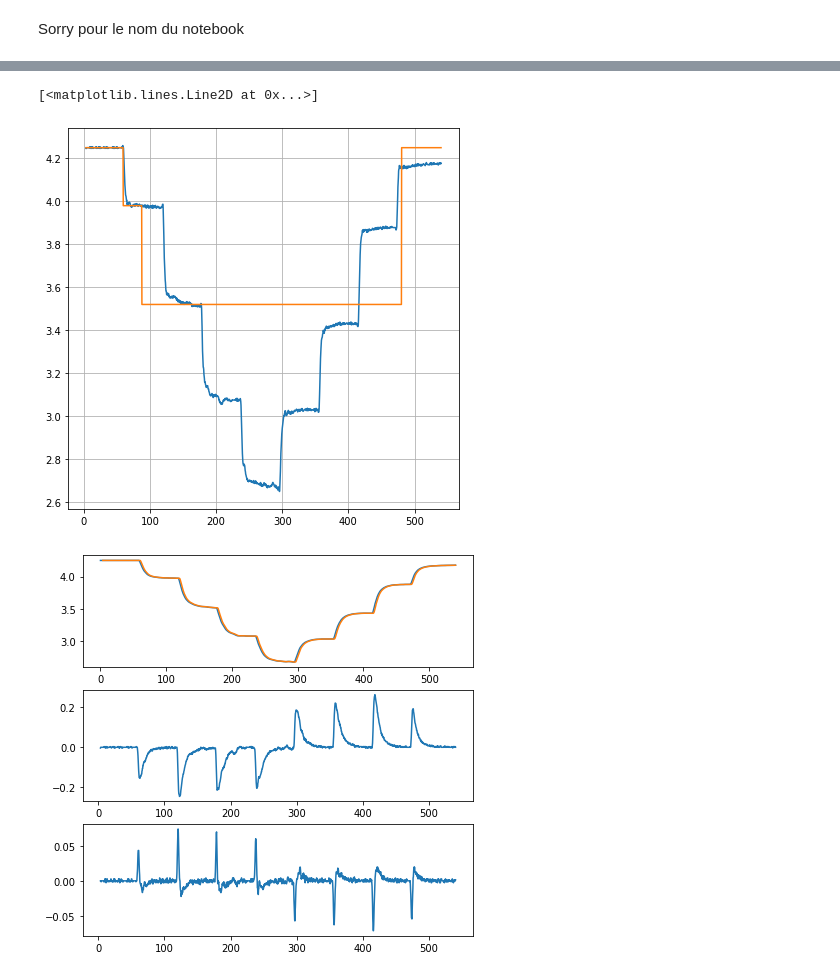
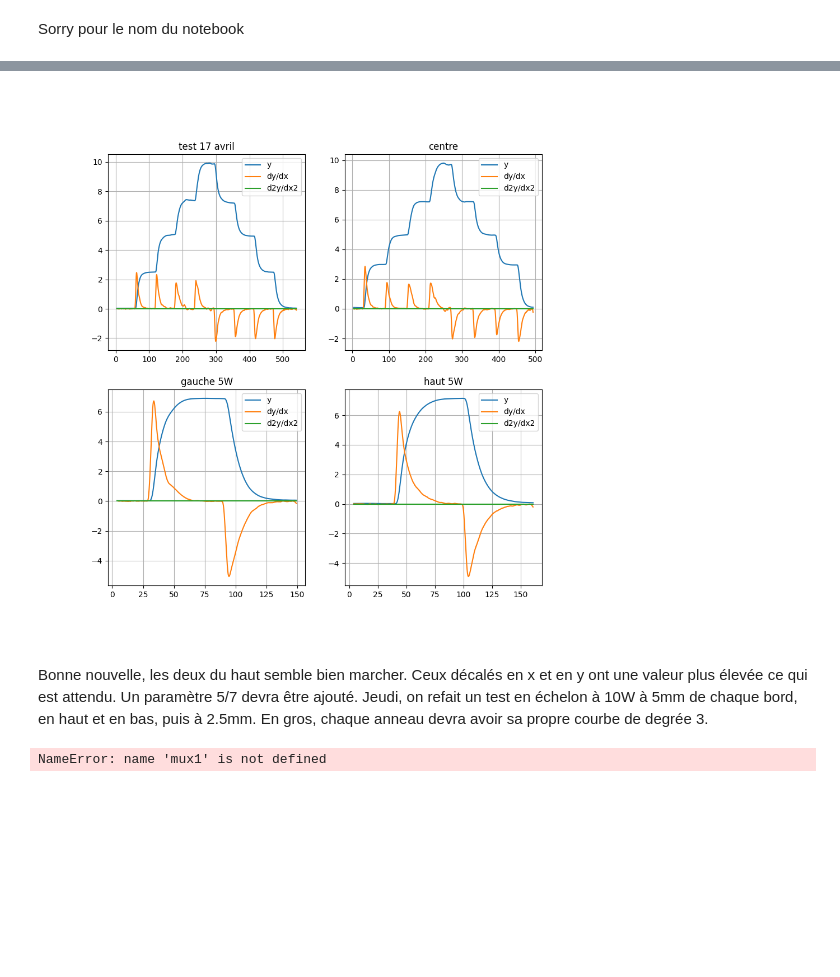
Before and after one commit to sapar82/Design-3-Team-2, a Jupyter notebook: Programmation/Debuggage/Script Python/notebook.ipynb, the cells around one changed output, grey strips where cells are left out. Cells and saved outputs as stored; diff of their text form; code cells hidden in the pictures; blank space fills up the shorter version.

```diff
--- a/Programmation/Debuggage/Script Python/notebook.ipynb
+++ b/Programmation/Debuggage/Script Python/notebook.ipynb
@@ -33,48 +134,65 @@ plt.show()
+# %%
+power_predicted_sepate = predictive_algo(power_convolved, c,d, delta=[5,5,5], separation=True)
+power_centre_predicted_sepate = predictive_algo(power_centre_convolved, c,d, delta=[5,5,5], separation=True)
+power_left5w_predicted_sepate = predictive_algo(power_left5w_convolved, c,d, delta=[5,5,5], separation=True)
+power_up5w_predicted_sepate = predictive_algo(power_up5w_convolved, c,d, delta=[5,5,5], separation=True)
+
+fig, ax = plt.subplots(2, 2, figsize=(10, 10))
+ax[0, 0].plot(data_temp["time"][10:], power_predicted_sepate[0], label="y")
+ax[0, 0].plot(data_temp["time"][10:], power_predicted_sepate[1], label="dy/dx")
+ax[0, 0].plot(data_temp["time"][10:], power_predicted_sepate[2], label="d2y/dx2")
+ax[0, 0].legend()
+ax[0, 0].set_title("test 17 avril")
+ax[0, 0].grid()
+ax[0, 1].plot(data_centre_temp["time"][10:], power_centre_predicted_sepate[0], label="y")
+ax[0, 1].plot(data_centre_temp["time"][10:], power_centre_predicted_sepate[1], label="dy/dx")
+ax[0, 1].plot(data_centre_temp["time"][10:], power_centre_predicted_sepate[2], label="d2y/dx2")
+ax[0, 1].legend()
+ax[0, 1].set_title("centre")
+ax[0, 1].grid()
+ax[1, 0].plot(data_left5w_temp["time"][10:], power_left5w_predicted_sepate[0], label="y")
+ax[1, 0].plot(data_left5w_temp["time"][10:], power_left5w_predicted_sepate[1], label="dy/dx")
+ax[1, 0].plot(data_left5w_temp["time"][10:], power_left5w_predicted_sepate[2], label="d2y/dx2")
+ax[1, 0].legend()
+ax[1, 0].set_title("gauche 5W")
+ax[1, 0].grid()
+ax[1, 1].plot(data_up5w_temp["time"][10:], power_up5w_predicted_sepate[0], label="y")
+ax[1, 1].plot(data_up5w_temp["time"][10:], power_up5w_predicted_sepate[1], label="dy/dx")
+ax[1, 1].plot(data_up5w_temp["time"][10:], power_up5w_predicted_sepate[2], label="d2y/dx2")
+ax[1, 1].legend()
+ax[1, 1].set_title("haut 5W")
+ax[1, 1].grid()
+# %% [output]
+[figure, added]
+# %% [markdown]
+Bonne nouvelle, les deux du haut semble bien marcher. Ceux décalés en x et en y ont une valeur plus élevée ce qui est attendu. Un paramètre 5/7 devra être ajouté. Jeudi, on refait un test en échelon à 10W à 5mm de chaque bord, en haut et en bas, puis à 2.5mm. En gros, chaque anneau devra avoir sa propre courbe de degrée 3.
 # %%
 maxvalue = mux1[11]
 fig1, ax1 = plt.subplots(1, 1, figsize=(7, 7))
 fig, ax = plt.subplots(3, 1, figsize=(7, 7))
 ax[0].plot(time, maxvalue)
 
-def derivative(x, delta = 5):
-    """
-    Return dx/dy
-    x : array of values
-    return : array of derivative values
-    """
-    x = np.array(x)
-    return (x[delta:] - x[:-delta])
-
-def predictive_algo(x, c, d, delta):
-    """
-    Return x ,c * dy/dx , d * d2x/dy2
-    x : array of values
-    c : array of coefficients
-    d : delta of coefficients
-    return : array of predicted values
-    """
-    x = np.array(x)
-    return x[5:-5], c * derivative(x, delta[0])[3:-2], d * derivative(derivative(x, delta[1]), delta[2])
 
 deltas = [5, 5, 5]
 
+maxvalue = (4.25 -maxvalue)*6.4
+
+#gaussian_filter1d(maxvalue, sigma=5)
+filtered_maxvalue = np.convolve(maxvalue, np.ones((8))/8, mode='same')
+ax1.plot(time[10:], maxvalue[10:])
+c,d = 6, 3
+prediction = predictive_algo(maxvalue, c,d, deltas)
+prediction_filtered = predictive_algo(filtered_maxvalue, c,d, deltas)
 
 
-prediction = predictive_algo(maxvalue, 3.5, -1.4, deltas)
-realvalues = np.ones(len(prediction[0]-10))*4.25
-realvalues[160:-170] = 3.98
-realvalues[240:-170] = 3.52
-
 ax1.plot(time[10:], prediction[0] + prediction[1] + prediction[2])
-ax1.plot(time[10:], realvalues)
+ax1.plot(time[10:], prediction_filtered[0] + prediction_filtered[1] + prediction_filtered[2])
 ax1.grid()
 ax[0].plot(time[10:], prediction[0])
-ax[1].plot(time[10:], prediction[1])
-ax[2].plot(time[10:], prediction[2])
+ax[1].plot(time[10:], c*prediction[1])
+ax[2].plot(time[10:], d*prediction[2])
 # %% [output]
-[<matplotlib.lines.Line2D at 0x...>]
+NameError: name 'mux1' is not defined
-[figure, removed]
-[figure, removed]
 # %%
 dataPath = current_dir + "/DataLabo2_2023-04-18.txt"
 #skip first line, and use tab as separator
```
Also changed, not shown: parts of 18 cells of this notebook, 2 other files.
